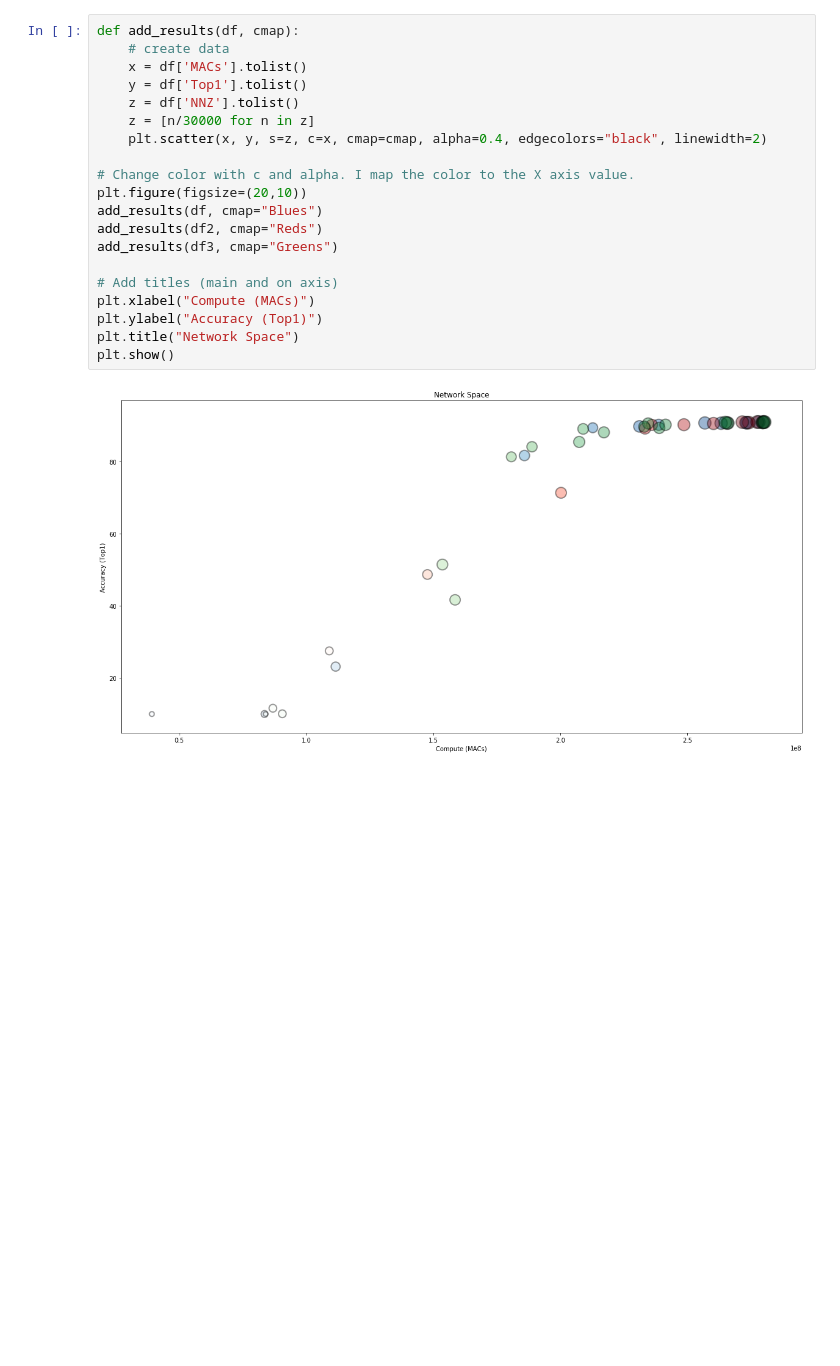
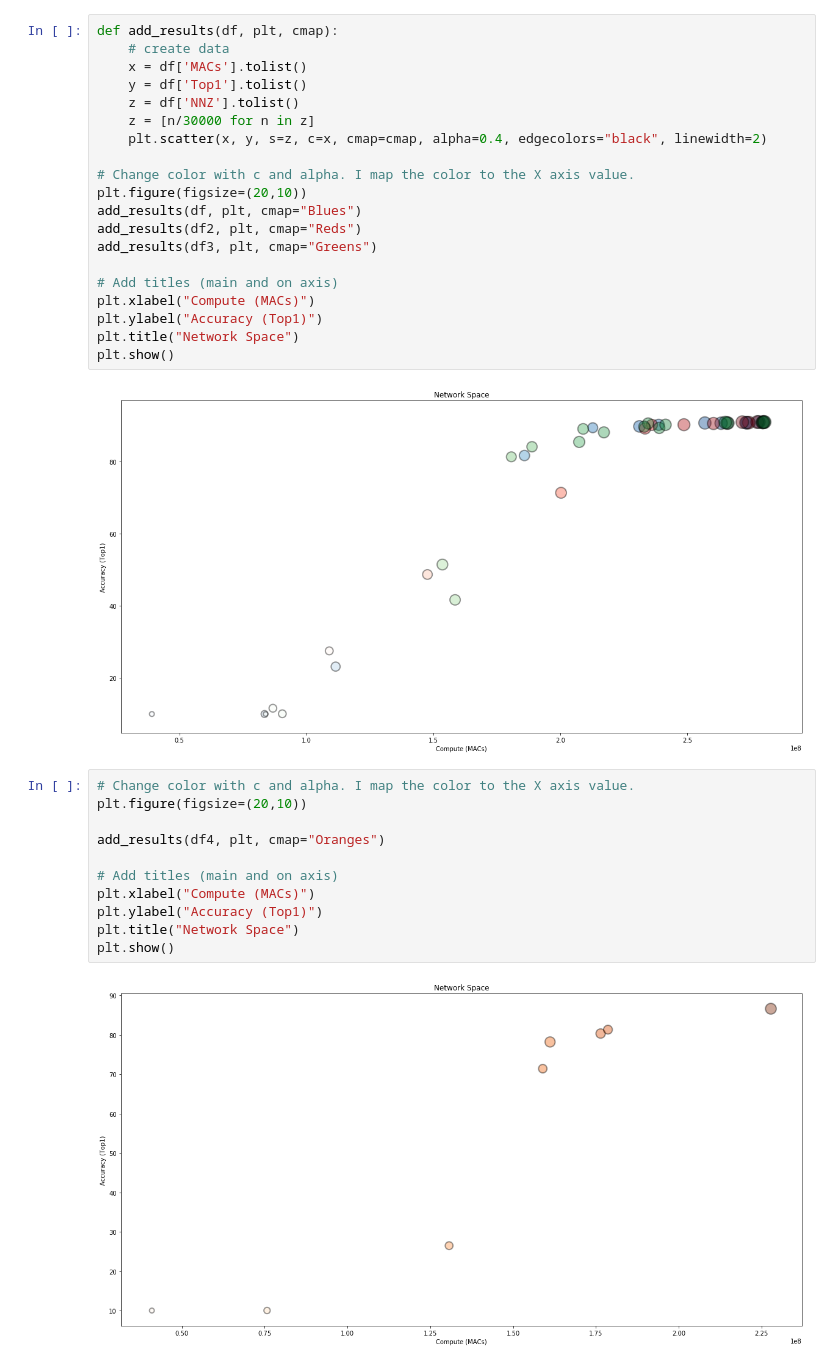
Before and after one commit to IntelLabs/distiller, a Jupyter notebook: examples/automated_deep_compression/comparing_model_spaces.ipynb, the cells around one changed output. Cells and saved outputs as stored; diff of their text form; blank space fills up the shorter version.

```diff
--- a/examples/automated_deep_compression/comparing_model_spaces.ipynb
+++ b/examples/automated_deep_compression/comparing_model_spaces.ipynb
@@ -46,5 +39,5 @@ df3
 # %%
-def add_results(df, cmap):
+def add_results(df, plt, cmap):
     # create data
     x = df['MACs'].tolist()
     y = df['Top1'].tolist()
@@ -54,9 +47,9 @@ def add_results(df, cmap):
 
 # Change color with c and alpha. I map the color to the X axis value.
 plt.figure(figsize=(20,10))
-add_results(df, cmap="Blues")
-add_results(df2, cmap="Reds")
-add_results(df3, cmap="Greens")
+add_results(df, plt, cmap="Blues")
+add_results(df2, plt, cmap="Reds")
+add_results(df3, plt, cmap="Greens")
 
 # Add titles (main and on axis)
 plt.xlabel("Compute (MACs)")
@@ -65,3 +58,16 @@ plt.title("Network Space")
 plt.show()
 # %% [output]
 [figure]
+# %%
+# Change color with c and alpha. I map the color to the X axis value.
+plt.figure(figsize=(20,10))
+
+add_results(df4, plt, cmap="Oranges")
+
+# Add titles (main and on axis)
+plt.xlabel("Compute (MACs)")
+plt.ylabel("Accuracy (Top1)")
+plt.title("Network Space")
+plt.show()
+# %% [output]
+[figure, added]
```
Also changed, not shown: parts of 8 cells of this notebook, 3 other files.
